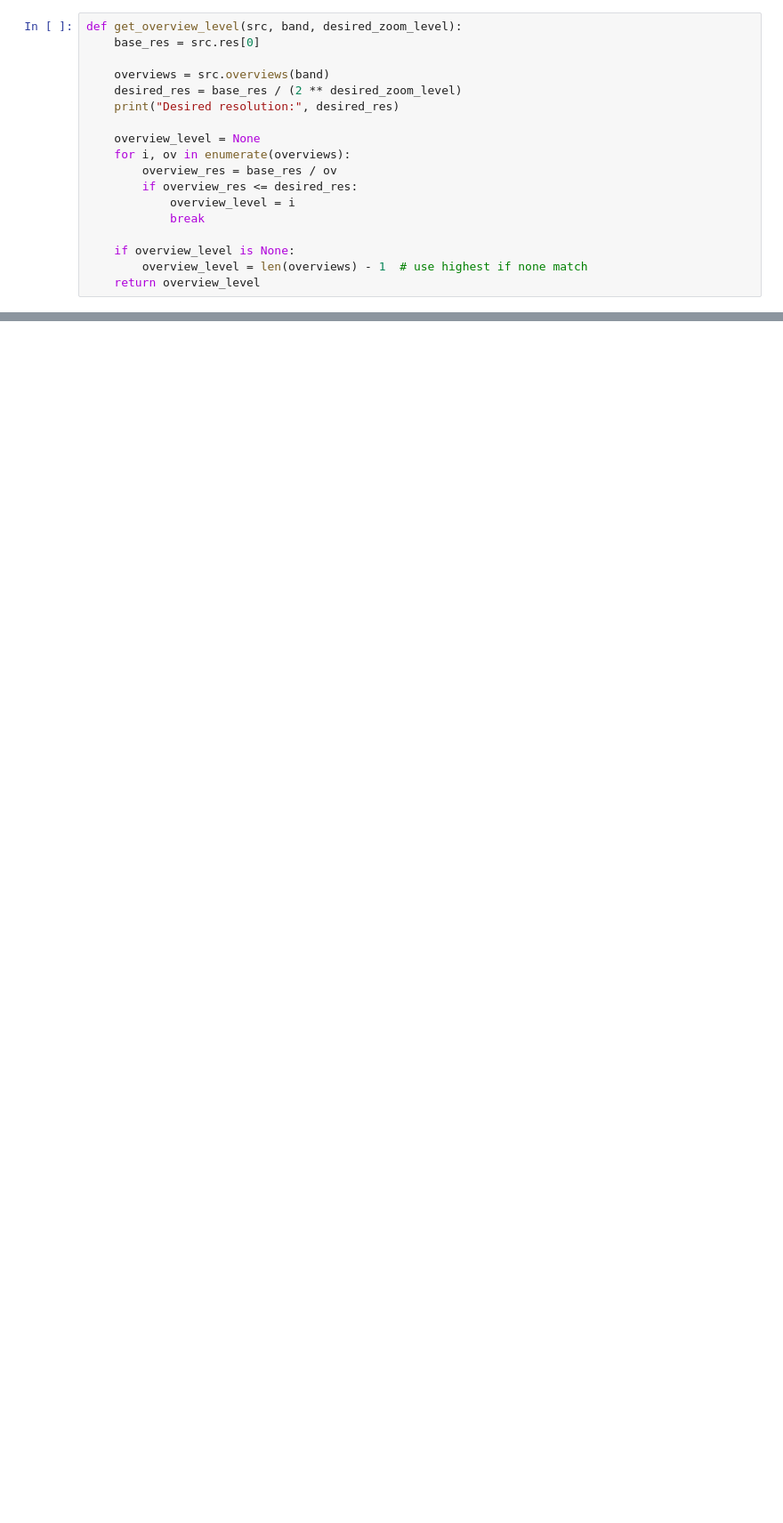
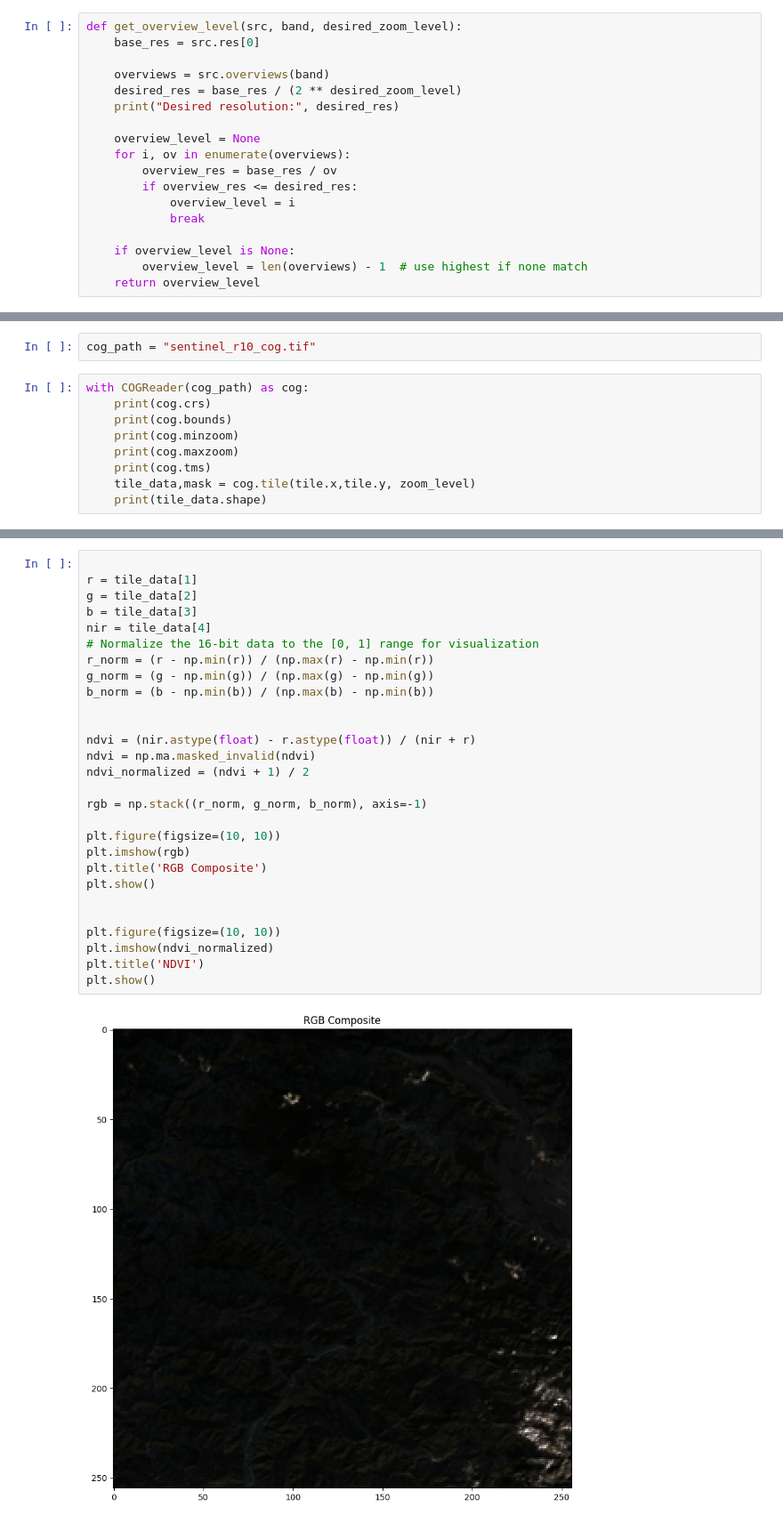
Before and after one commit to kshitijrajsharma/virtughan, a Jupyter notebook: test.ipynb, the cells around one changed output, grey strips where cells are left out. Shown at 89% size. Saved outputs shown, nothing was run; the diff lists cells and outputs as text; blank space fills up the shorter version.

```diff
--- a/test.ipynb
+++ b/test.ipynb
@@ -84,0 +168,11 @@ Overview 5: Resolution 0.14929107086948487, 0.14929107086948487
+# %%
+cog_path = "sentinel_r10_cog.tif"
+# %%
+with COGReader(cog_path) as cog:
+    print(cog.crs)
+    print(cog.bounds)
+    print(cog.minzoom)
+    print(cog.maxzoom)
+    print(cog.tms)
+    tile_data,mask = cog.tile(tile.x,tile.y, zoom_level)
+    print(tile_data.shape)
@@ -84,0 +186,30 @@ Overview 5: Resolution 0.14929107086948487, 0.14929107086948487
+# %%
+
+r = tile_data[1]
+g = tile_data[2]
+b = tile_data[3]
+nir = tile_data[4]
+# Normalize the 16-bit data to the [0, 1] range for visualization
+r_norm = (r - np.min(r)) / (np.max(r) - np.min(r))
+g_norm = (g - np.min(g)) / (np.max(g) - np.min(g))
+b_norm = (b - np.min(b)) / (np.max(b) - np.min(b))
+
+
+ndvi = (nir.astype(float) - r.astype(float)) / (nir + r)
+ndvi = np.ma.masked_invalid(ndvi)
+ndvi_normalized = (ndvi + 1) / 2
+
+rgb = np.stack((r_norm, g_norm, b_norm), axis=-1)
+
+plt.figure(figsize=(10, 10))
+plt.imshow(rgb)
+plt.title('RGB Composite')
+plt.show()
+
+
+plt.figure(figsize=(10, 10))
+plt.imshow(ndvi_normalized)
+plt.title('NDVI')
+plt.show()
+# %% [output]
+[figure, added]
```
Also changed, not shown: parts of 16 cells of this notebook, 2 other files.
